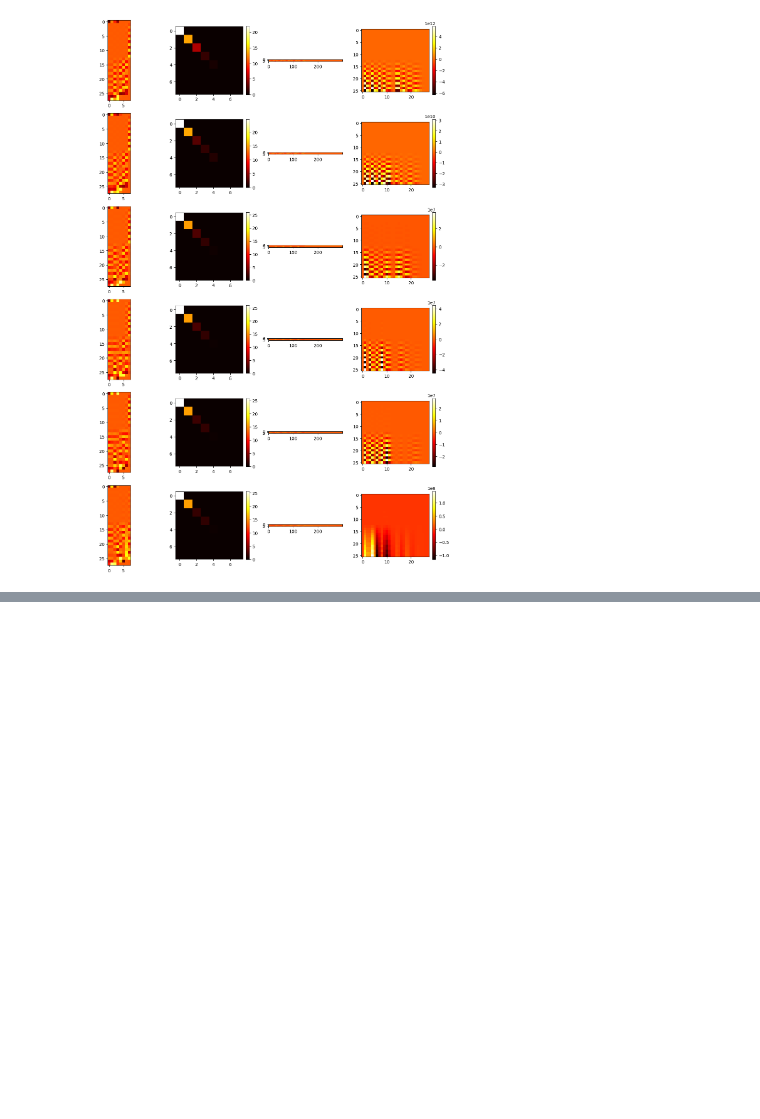
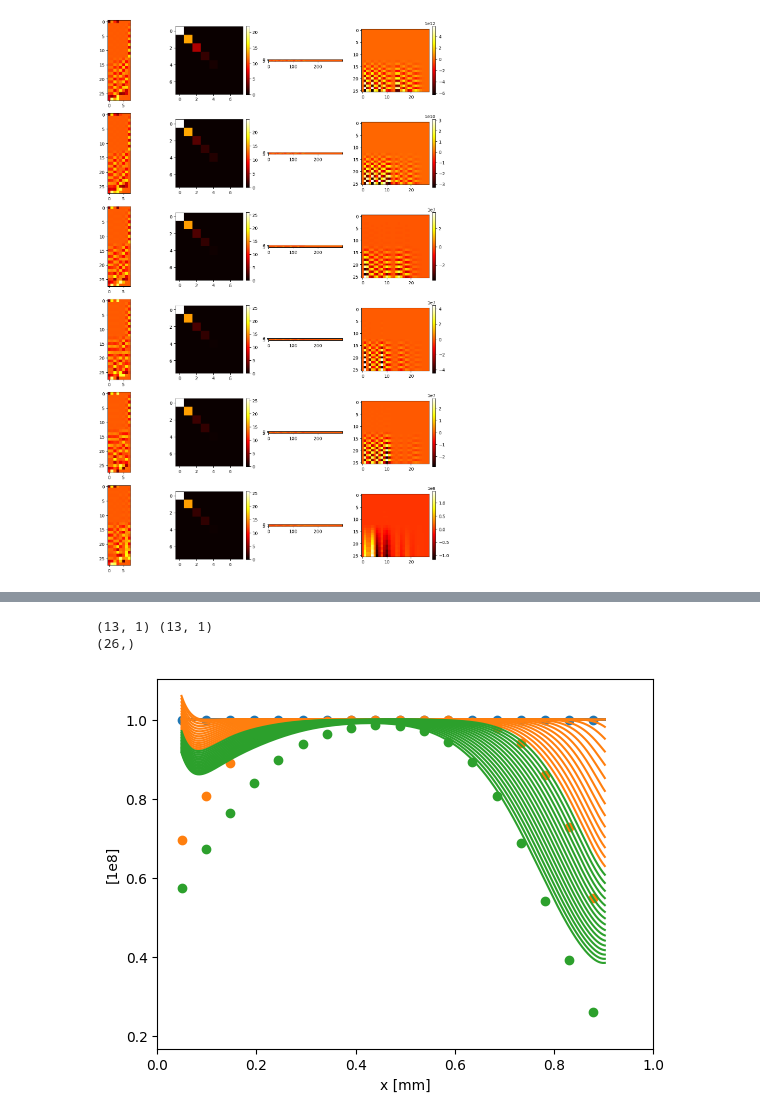
Before and after one commit to EricPgh/heatlearn, a Jupyter notebook: bte_1d_boundary_rev0.ipynb, the cells around one changed output, grey strips where cells are left out. Cells and saved outputs as stored; diff of their text form; code cells hidden in the pictures; blank space fills up the shorter version.

```diff
--- a/bte_1d_boundary.ipynb
+++ b/bte_1d_boundary_rev0.ipynb
@@ -62,8 +62,12 @@ for j,major_stride in enumerate([16]): #Just running with one for now but availa
                 #Here Y is defined as the rate of change of observations. Alternatively could use just an observation of the system, but the physics being studied are nonlinear second order ODE (or nonlinear system of two first order ODE)
                 N1 = np.array(HL.dGN[variant][0][strt+i*major_stride+minor_stride:strt+i*major_stride+npts*minor_stride+minor_stride:minor_stride]).T
                 F1 = np.array(HL.dGF[variant][0][strt+i*major_stride+minor_stride:strt+i*major_stride+npts*minor_stride+minor_stride:minor_stride]).T
-                dN = (N1-N0)/minor_stride
-                dF = (F1-F0)/minor_stride
+                if True:
+                    dN = (N1-N0)/minor_stride
+                    dF = (F1-F0)/minor_stride
+                else:
+                    dN = N1/minor_stride
+                    dF = F1/minor_stride
                 #The boundary levels don't appear in the Y values because they are priors only, not posteriors
                 lY.append( np.concatenate((dN,dF),axis=0) ) #The posteriors Y, are a composite of two coupled difference observations [dN/dt;dF/dt], e.g. the state of Y, hence the A matrix has 4x4 block form containing how Y evolves from each group of prior observations
         #It can be seen that the Y observation is X1-X0 while the X observation is X0. Thus the system behavior being trained is X1-X0 = A(X0). Given X0, the A propagator will yield X1-X0 and then X0. This Y observation is divided by the minor stride timestep to yield a proper first derivative approximate
@@ -73,7 +77,10 @@ for j,major_stride in enumerate([16]): #Just running with one for now but availa
         #print(u.shape,s.shape,vt.shape)
         #print(s)
         #A = Y@v.T@np.diag(sinv)@u.T
-        X_pinv = pseudo_inverse_from_svd(u, s, vt, cmp) # v.T[:,0:cmp]@np.diag(sinv[0:cmp])@u.T[0:cmp,:]
+        if False:
+            X_pinv = pseudo_inverse_from_svd(u_100, s, vt_100, cmp) # v.T[:,0:cmp]@np.diag(sinv[0:cmp])@u.T[0:cmp,:]
+        else:
+            X_pinv = pseudo_inverse_from_svd(u, s, vt, cmp) # v.T[:,0:cmp]@np.diag(sinv[0:cmp])@u.T[0:cmp,:]
         Y = np.concatenate(lY,axis=1)
         Ac = Y@X_pinv #taking the 50% compression, this also seems to stabilise the approximation, maybe consider a study on the variation of this with integration accuracy
         lAc.append(Ac) #this will contain a time evolution of differential propagators
@@ -94,6 +101,9 @@ for j,major_stride in enumerate([16]): #Just running with one for now but availa
         Lam = np.diag(np.abs(Lam))'''
         A=Ac
         c=8
+        if False: #i==0:
+            u_100 = u.copy()
+            vt_100 = vt.copy()
         #for axi,M in zip(ax,[u[:,0:cmp],np.diag(s[0:cmp]),vt[0:cmp,:],Ac]):#,A,Lam,Xi.real,Xi.imag][:nM]):
         for iax,[axi,M] in enumerate(zip(ax,[u[:,0:c],np.diag(s[0:c]),vt[0:c,:],Ac])):#,A,Lam,Xi.real,Xi.imag][:nM]):
             if iax in [0,2]:
@@ -188,0 +148,11 @@ integrate(HL)
+# %%
+import sys, importlib
+
+if 'bte_1d_boundaryfluxlearn' in sys.modules:
+    del sys.modules['bte_1d_boundaryfluxlearn']
+from bte_1d_boundaryfluxlearn import integrate
+integrate(HL)
+# %% [output]
+(13, 1) (13, 1)
+(26,)
+[figure, added]
```
Also changed, not shown: parts of 4 cells of this notebook, 12 other files.
